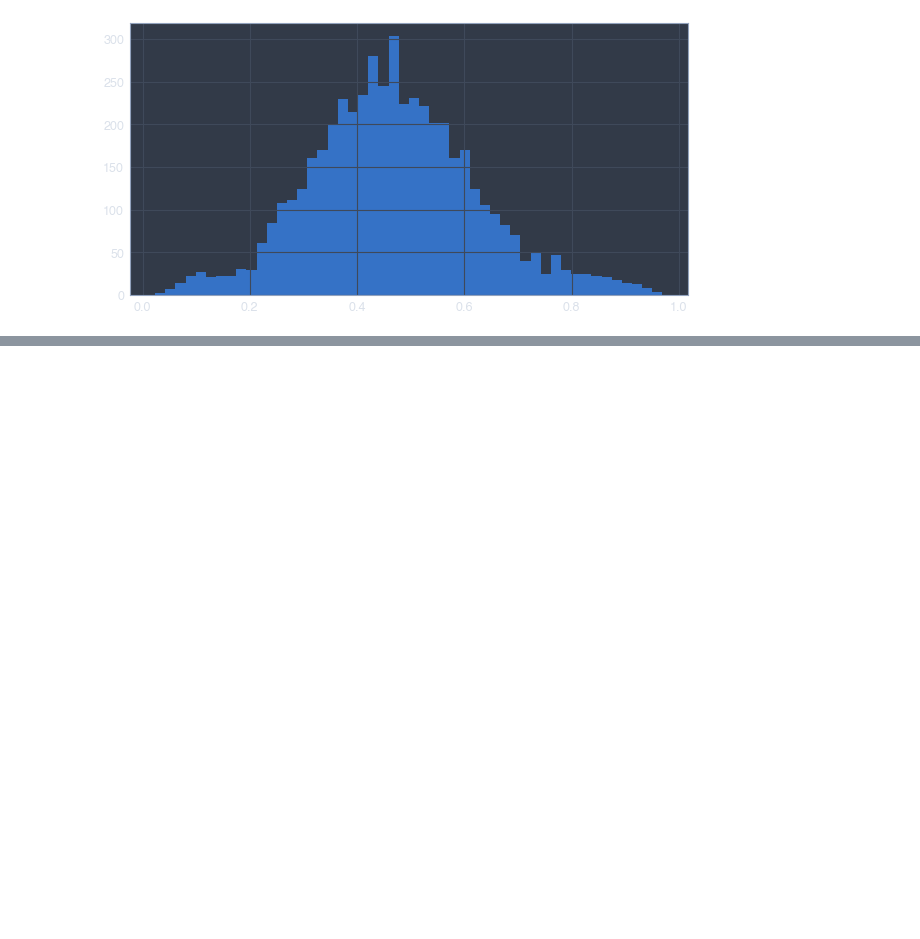
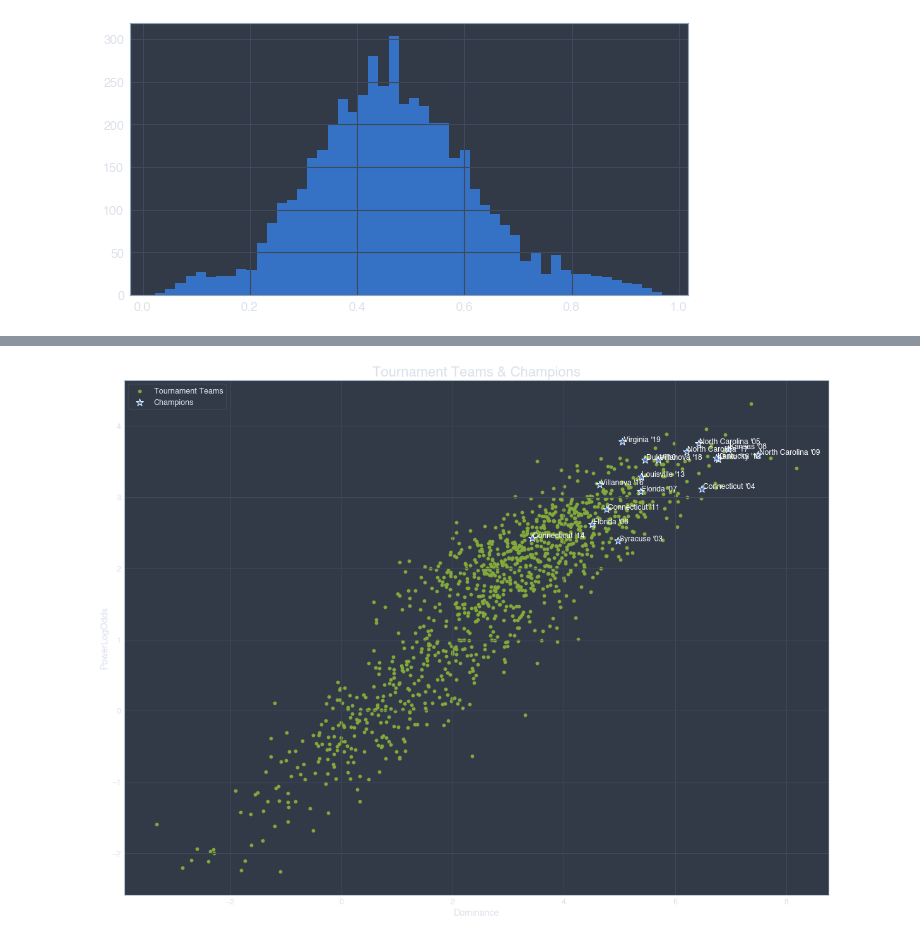
Before and after one commit to jamestwhedbee/jupyter_notebooks, a Jupyter notebook: PredictMarchMadness.ipynb, the cells around one changed output, grey strips where cells are left out. Saved outputs shown, nothing was run; the diff lists cells and outputs as text; code cells hidden in the pictures; blank space fills up the shorter version.

Commit message:
look at best teams over time

```diff
--- a/PredictMarchMadness.ipynb
+++ b/PredictMarchMadness.ipynb
@@ -121,0 +132,22 @@ def calc_prob(predict_data):
+# %%
+def scatter_text(x, y, labelseries, labelsize='large', labelcolor='black', **kwargs):
+    """Scatter plot with country codes on the x y coordinates
+       Based on this answer: https://stackoverflow.com/a/54789170/2641825"""
+    # Create the scatter plot
+    p1 = sns.scatterplot(x=x, y=y, **kwargs)
+    # Add text besides each point
+    for line in range(len(x)):
+         p1.text(
+             x.iloc[line]+0.02, y.iloc[line],
+             labelseries.iloc[line], size=labelsize, color=labelcolor
+         )
+    return p1
+# %%
+# Best teams of all time
+raw_tournament_df["PowerRating"] = raw_tournament_df.apply(get_power_rating, axis=1)
+raw_tournament_df["PowerOdds"] = raw_tournament_df["PowerRating"] / (1-raw_tournament_df["PowerRating"])
+raw_tournament_df["PowerLogOdds"] = np.log(raw_tournament_df["PowerOdds"])
+
+raw_tournament_df.sort_values(by="PowerRating", ascending=False)[[
+    "Season", "TeamName", "Seed", "PowerRating"
+]][:25]
@@ -122,3 +172,22 @@ def calc_prob(predict_data):
+# %%
+is_champion = raw_tournament_df["Wins"] >= 6
+label_series = (
+    raw_tournament_df[is_champion]["TeamName"] + " '" +
+    raw_tournament_df[is_champion]["Season"].astype(str).str[-2:]
+)
+
+plt.figure(figsize=(20,15));
+plt.title("Tournament Teams & Champions", fontsize=22)
+plt.scatter(raw_tournament_df["Dominance"], raw_tournament_df["PowerLogOdds"], color='g', label='Tournament Teams');
+scatter_text(
+    raw_tournament_df[is_champion]["Dominance"], raw_tournament_df[is_champion]["PowerLogOdds"],
+    color='b', marker='*', s=150, label='Champions',
+    labelseries=label_series,
+    labelcolor='white'
+);
+plt.legend(loc='upper left');
+# %% [output]
+[figure, added]
 # %%
 power_ratings = {}
 
```
Also changed, not shown: parts of 23 cells of this notebook.
